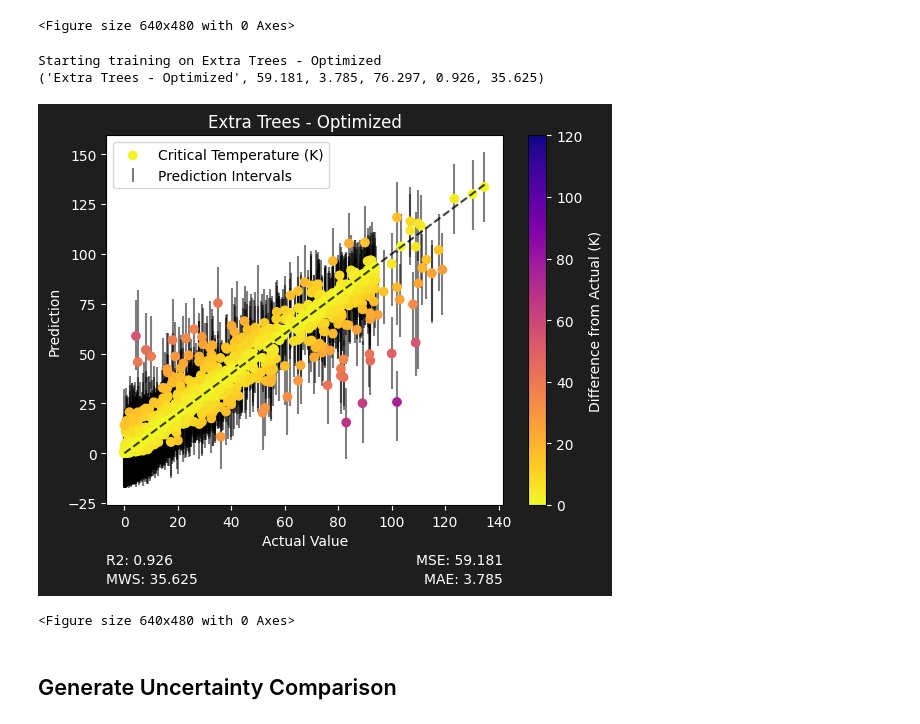
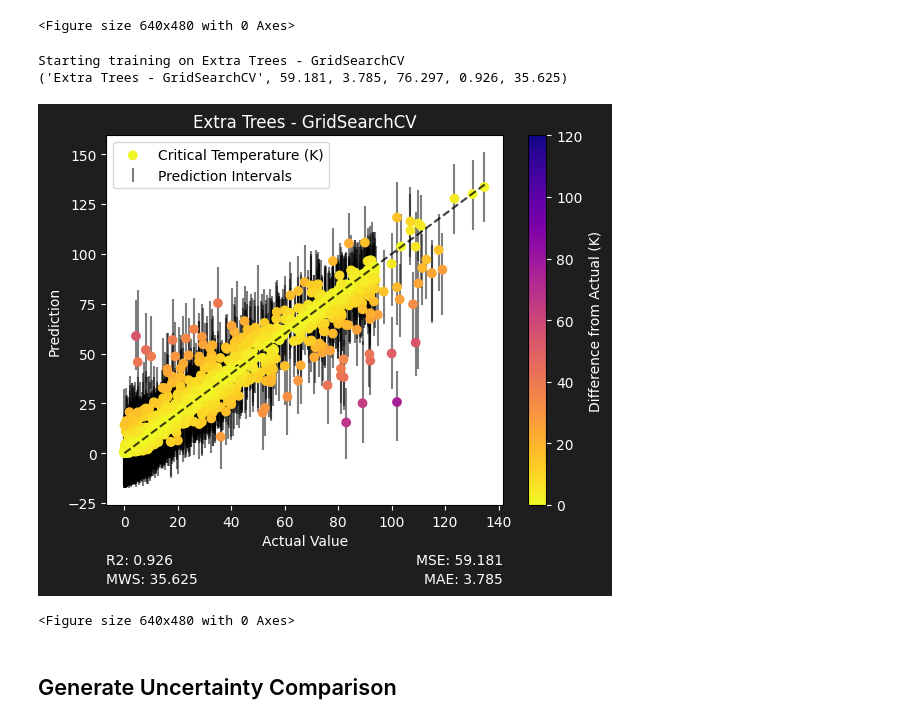
Before and after one commit to sylphrena0/classe, a Jupyter notebook: code/training.ipynb, the cells around one changed output. Cells and saved outputs as stored; diff of their text form; code cells hidden in the pictures.

```diff
--- a/code/training.ipynb
+++ b/code/training.ipynb
@@ -93,11 +93,11 @@ Starting training on Random Forest - Bayesian Optimized
 [figure]
 <Figure size 640x480 with 0 Axes>
 # %%
-sfn.evaluate_one("Extra Trees - Optimized", ExtraTreesRegressor, {'n_estimators': 589}, uncertainty=True, method="plus")
+sfn.evaluate_one("Extra Trees - GridSearchCV", ExtraTreesRegressor, {'n_estimators': 589}, uncertainty=True, method="plus")
 # %% [output]
-Starting training on Extra Trees - Optimized
-('Extra Trees - Optimized', 59.181, 3.785, 76.297, 0.926, 35.625)
+Starting training on Extra Trees - GridSearchCV
+('Extra Trees - GridSearchCV', 59.181, 3.785, 76.297, 0.926, 35.625)
-[figure, old version]
+[figure, new version]
 <Figure size 640x480 with 0 Axes>
 # %% [markdown]
 ## Generate Uncertainty Comparison
```
Also changed, not shown: parts of 3 cells of this notebook, 2 other files.
